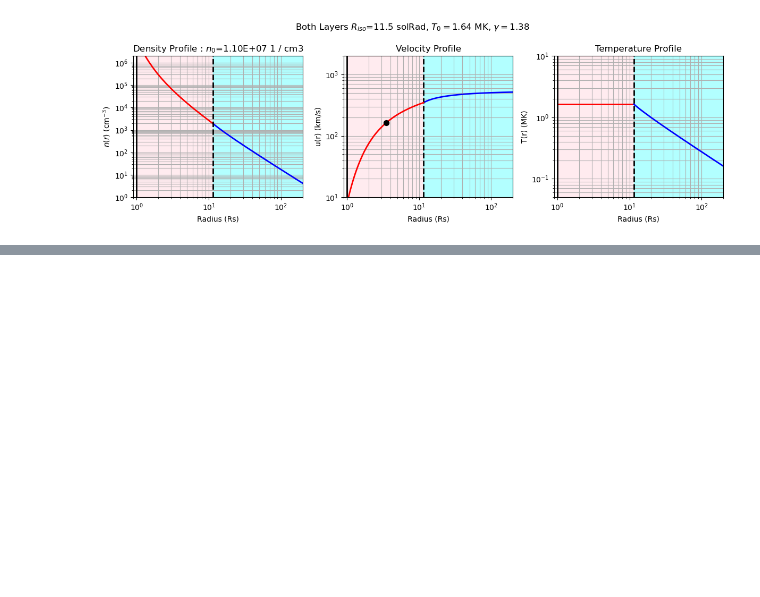
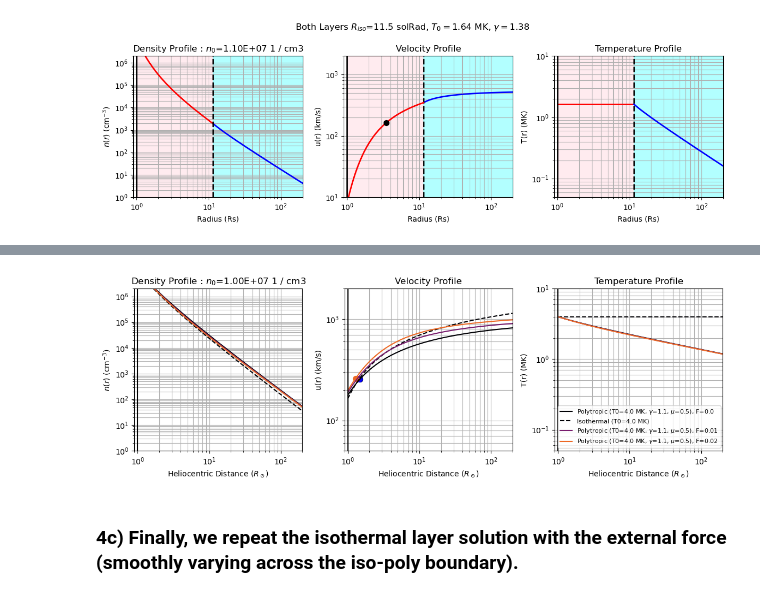
Before and after one commit to STBadman/ParkerSolarWind, a Jupyter notebook: ExampleNotebook.ipynb, the cells around one changed output, grey strips where cells are left out. Drawn from its saved outputs; the diff is of its cells as text; code cells hidden in the pictures; blank space fills up the shorter version.

```diff
--- a/ExampleNotebook.ipynb
+++ b/ExampleNotebook.ipynb
@@ -101,0 +197,21 @@ fig,axes=plot_psw.plot_isothermal_layer(sol)
+# %%
+T0 = 2*u.MK
+mu=0.5
+Rgrid = np.logspace(0,np.log10(200),200)*u.R_sun
+mults = [0.0,0.01,0.02]
+solsf = [psw.solve_parker_polytropic_fext(Rgrid, 4*u.MK, 1.1,
+                                       partial(fshi,mult=mult),
+                                       partial(int_fshi,mult=mult),
+                                      )
+        for mult in mults
+       ]
+# %%
+fig,axes=plot_psw.plot_polytropic(
+    solsf,
+    [True,False,False,False,False],
+    fexts=mults
+)
+# %% [output]
+[figure, added]
+# %% [markdown]
+### 4c) Finally, we repeat the isothermal layer solution with the external force (smoothly varying across the iso-poly boundary).
```
Also changed, not shown: parts of 20 cells of this notebook, 2 other files.
